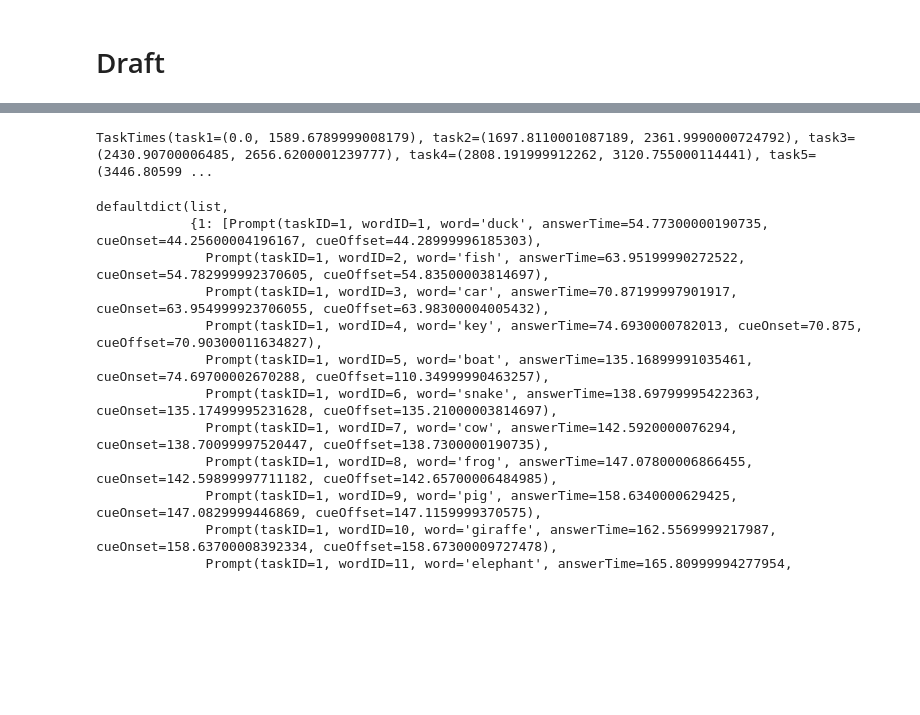
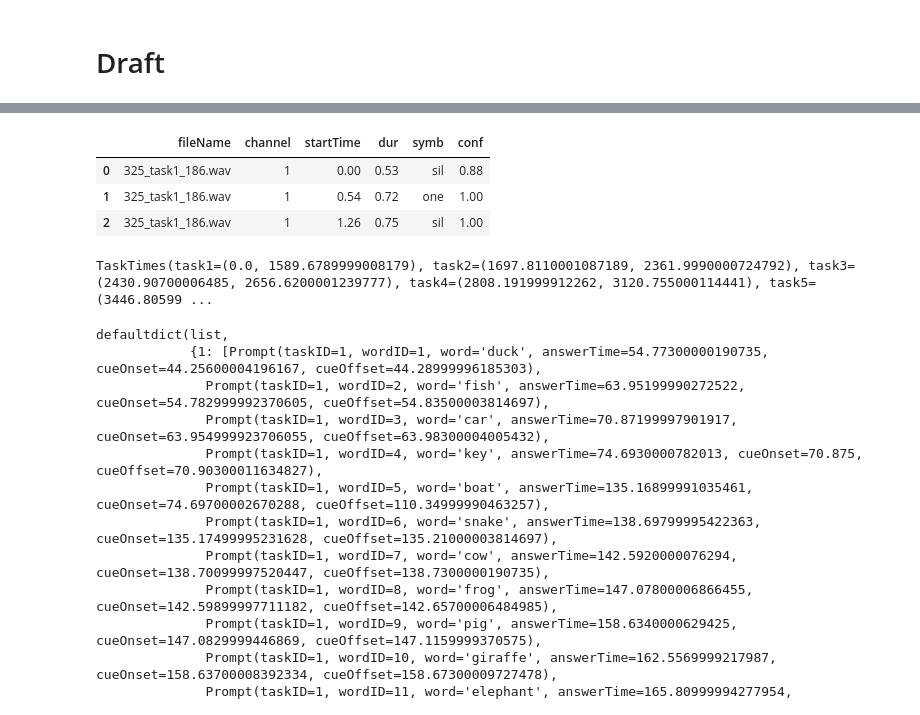
Before and after one commit to mostafashahin/AusKidTalkv2, a Jupyter notebook: process.ipynb, the cells around one changed output, grey strips where cells are left out. Drawn from its saved outputs; the diff is of its cells as text; code cells hidden in the pictures; blank space fills up the shorter version.

```diff
--- a/process.ipynb
+++ b/process.ipynb
@@ -503,0 +685,4 @@ df.iloc[]
+# %%
+import docker
+client = docker.from_env()
+client.images.list()
@@ -504,3 +707,20 @@ df.iloc[]
+# %%
+speechfile = '325_task1_186.wav'
+output = client.containers.run("kaldi-word:v1", "bash decode.sh /opt/tmp/{}".format(speechfile), volumes=['/media/Windows/root/AusKidTalkv2/samples/children/output/s0_325/:/opt/tmp'])
+# %%
+stdin_open
+speechfile = '325_task1_186.wav'
+output = client.containers.run("kaldi-word:v1", "bash decode.sh /opt/tmp/{}".format(speechfile), volumes=['/media/Windows/root/AusKidTalkv2/samples/children/output/s0_325/:/opt/tmp'])
+# %%
+import pandas as pd
+from io import StringIO
+ctmNames = ['fileName', 'channel', 'startTime', 'dur', 'symb', 'conf']
+pd.read_csv(StringIO(output.decode('ascii')), delim_whitespace=True, names=ctmNames)
+# %% [output]
+|  | fileName | channel | startTime | dur | symb | conf |
+| 0 | 325_task1_186.wav | 1 | 0.00 | 0.53 | sil | 0.88 |
+| 1 | 325_task1_186.wav | 1 | 0.54 | 0.72 | one | 1.00 |
+| 2 | 325_task1_186.wav | 1 | 1.26 | 0.75 | sil | 1.00 |
 # %%
 import tools.Initiate_Alignment.InitAlign as init
 # %%
```
Also changed, not shown: parts of 42 cells of this notebook, 13 other files.
